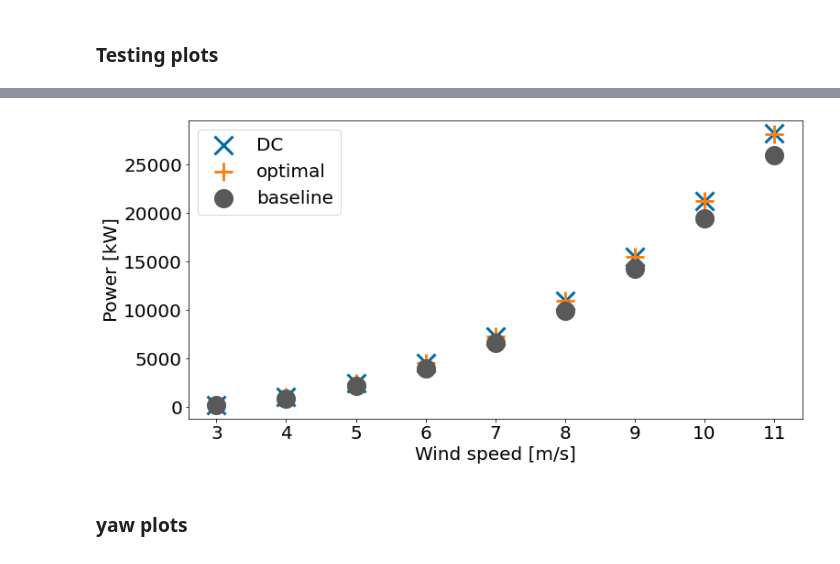
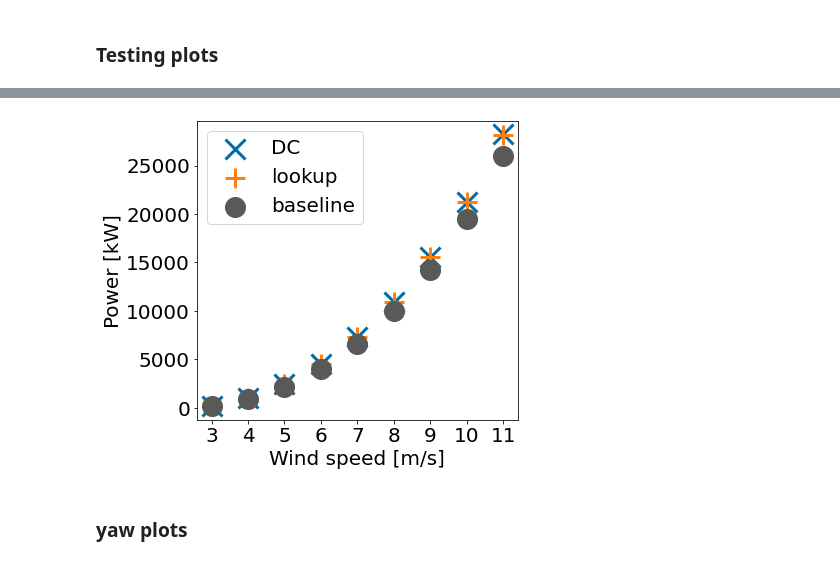
Before and after one commit to janiadcock/floris_torch, a Jupyter notebook: ACC.ipynb, the cells around one changed output, grey strips where cells are left out. Saved outputs shown, nothing was run; the diff lists cells and outputs as text; code cells hidden in the pictures.

```diff
--- a/ACC.ipynb
+++ b/ACC.ipynb
@@ -463,31 +463,31 @@ plt.show()
 # %%
 def t_to_ws(ps_t):
     ps_ws = np.zeros(len(ws_test))
     for ps in ps_t:
         for i in range(len(ps)):
             ps_ws[i] += ps[i]
     ps_ws /= len(ps_t)
     return ps_ws
 
 powers_DC_ws = t_to_ws(powers_DC)
 powers_FLORIS_ws = t_to_ws(powers_FLORIS)
 powers_baseline_ws = t_to_ws(powers_baseline)
 
 
 plt.scatter(ws_test, powers_DC_ws, color=colors[0], marker='x', label="DC")
-plt.scatter(ws_test, powers_FLORIS_ws, color=colors[1], marker='+', label="optimal")
+plt.scatter(ws_test, powers_FLORIS_ws, color=colors[1], marker='+', label="lookup")
 plt.scatter(ws_test, powers_baseline_ws, marker='o', color=colors[3], label="baseline")
 plt.xlabel("Wind speed [m/s]")
 plt.ylabel("Power [kW]")
 plt.legend()
 fig = plt.gcf()
-fig.set_size_inches(12,6)
+fig.set_size_inches(5.75,5.5)
 plt.xticks(ticks=ws_test, labels=[str(ws) for ws in ws_test.detach().numpy()])
 plt.savefig('/Users/jani/Documents/research/windFarmControl/presentations/2023_ACC/figures_larger/testing_u.png',
              bbox_inches='tight')
 plt.show()
 # %% [output]
-[figure, old version]
+[figure, new version]
 # %% [markdown]
 ### yaw plots
 # %%
```
Also changed, not shown: parts of 4 cells of this notebook.
